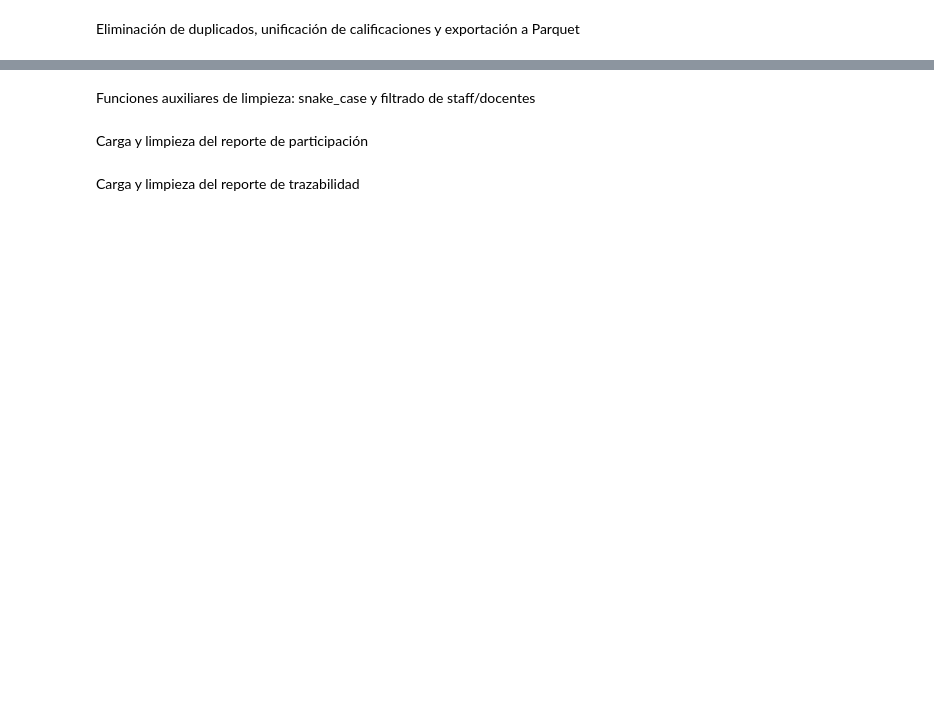
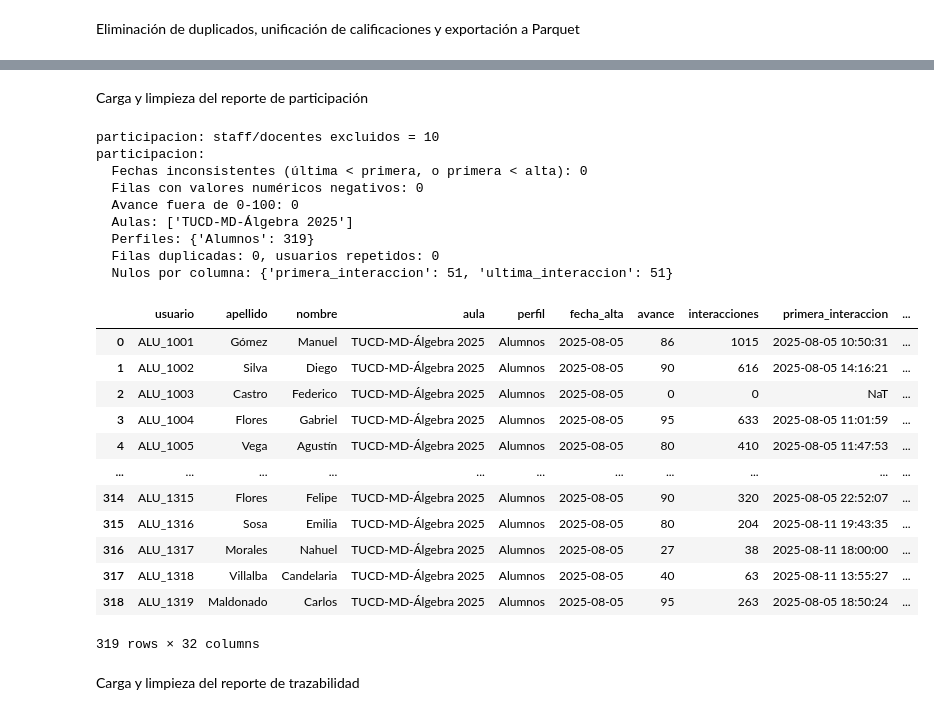
Before and after one commit to aronfraga/py.tpf.business.analytics, a Jupyter notebook: jupyter/algebra.ipynb, the cells around one changed output, grey strips where cells are left out. Cells and saved outputs as stored; diff of their text form; code cells hidden in the pictures; blank space fills up the shorter version.

```diff
--- a/jupyter/algebra.ipynb
+++ b/jupyter/algebra.ipynb
@@ -62,31 +104,41 @@ df_calificaciones
-# %% [markdown]
-Funciones auxiliares de limpieza: snake_case y filtrado de staff/docentes
-# %%
-def a_snake_case(columnas):
-    # Minúsculas, sin tildes y con "_" en lugar de espacios u otros símbolos
-    return (columnas.str.strip().str.lower()
-            .str.normalize("NFKD").str.encode("ascii", "ignore").str.decode("ascii")
-            .str.replace(r"\W+", "_", regex=True))
-
-
-def limpiar_reporte(df):
-    df.columns = a_snake_case(df.columns)
-    df = df.dropna(how="all").dropna(axis=1, how="all").dropna(subset=["usuario", "apellido", "nombre"])
-    # Se descartan usuarios de staff y docentes
-    return df[~df["usuario"].str.startswith(("STAFF", "DOC"))].reset_index(drop=True)
 # %% [markdown]
 Carga y limpieza del reporte de participación
 # %%
 archivo = next(Path("../data/algebra").glob("reporte_participacion*.xlsx"))
 df_participacion = pd.read_excel(archivo, header=[5, 6])
 # Encabezado de dos niveles (ej. "Encuestas" / "Cantidad"): se unen en un solo nombre
 df_participacion.columns = pd.Index(
     [" ".join(n for n in col if not n.startswith("Unnamed")) for col in df_participacion.columns]
 )
-df_participacion = limpiar_reporte(df_participacion)
+
+df_participacion = limpiar_reporte(df_participacion, "participacion")
+df_participacion = procesar_participacion(df_participacion)
 
 df_participacion.to_parquet("../data/algebra/participacion_algebra.parquet", index=False)
 df_participacion
+# %% [output]
+participacion: staff/docentes excluidos = 10
+participacion:
+  Fechas inconsistentes (última < primera, o primera < alta): 0
+  Filas con valores numéricos negativos: 0
+  Avance fuera de 0-100: 0
+  Aulas: ['TUCD-MD-Álgebra 2025']
+  Perfiles: {'Alumnos': 319}
+  Filas duplicadas: 0, usuarios repetidos: 0
+  Nulos por columna: {'primera_interaccion': 51, 'ultima_interaccion': 51}
+|  | usuario | apellido | nombre | aula | perfil | fecha_alta | avance | interacciones | primera_interaccion | ... |
+| 0 | ALU_1001 | Gómez | Manuel | TUCD-MD-Álgebra 2025 | Alumnos | 2025-08-05 | 86 | 1015 | 2025-08-05 10:50:31 | ... |
+| 1 | ALU_1002 | Silva | Diego | TUCD-MD-Álgebra 2025 | Alumnos | 2025-08-05 | 90 | 616 | 2025-08-05 14:16:21 | ... |
+| 2 | ALU_1003 | Castro | Federico | TUCD-MD-Álgebra 2025 | Alumnos | 2025-08-05 | 0 | 0 | NaT | ... |
+| 3 | ALU_1004 | Flores | Gabriel | TUCD-MD-Álgebra 2025 | Alumnos | 2025-08-05 | 95 | 633 | 2025-08-05 11:01:59 | ... |
+| 4 | ALU_1005 | Vega | Agustín | TUCD-MD-Álgebra 2025 | Alumnos | 2025-08-05 | 80 | 410 | 2025-08-05 11:47:53 | ... |
+| ... | ... | ... | ... | ... | ... | ... | ... | ... | ... | ... |
+| 314 | ALU_1315 | Flores | Felipe | TUCD-MD-Álgebra 2025 | Alumnos | 2025-08-05 | 90 | 320 | 2025-08-05 22:52:07 | ... |
+| 315 | ALU_1316 | Sosa | Emilia | TUCD-MD-Álgebra 2025 | Alumnos | 2025-08-05 | 80 | 204 | 2025-08-11 19:43:35 | ... |
+| 316 | ALU_1317 | Morales | Nahuel | TUCD-MD-Álgebra 2025 | Alumnos | 2025-08-05 | 27 | 38 | 2025-08-11 18:00:00 | ... |
+| 317 | ALU_1318 | Villalba | Candelaria | TUCD-MD-Álgebra 2025 | Alumnos | 2025-08-05 | 40 | 63 | 2025-08-11 13:55:27 | ... |
+| 318 | ALU_1319 | Maldonado | Carlos | TUCD-MD-Álgebra 2025 | Alumnos | 2025-08-05 | 95 | 263 | 2025-08-05 18:50:24 | ... |
+319 rows × 32 columns
 # %% [markdown]
 Carga y limpieza del reporte de trazabilidad
 # %%
```
Also changed, not shown: parts of 7 cells of this notebook, 6 other files.
